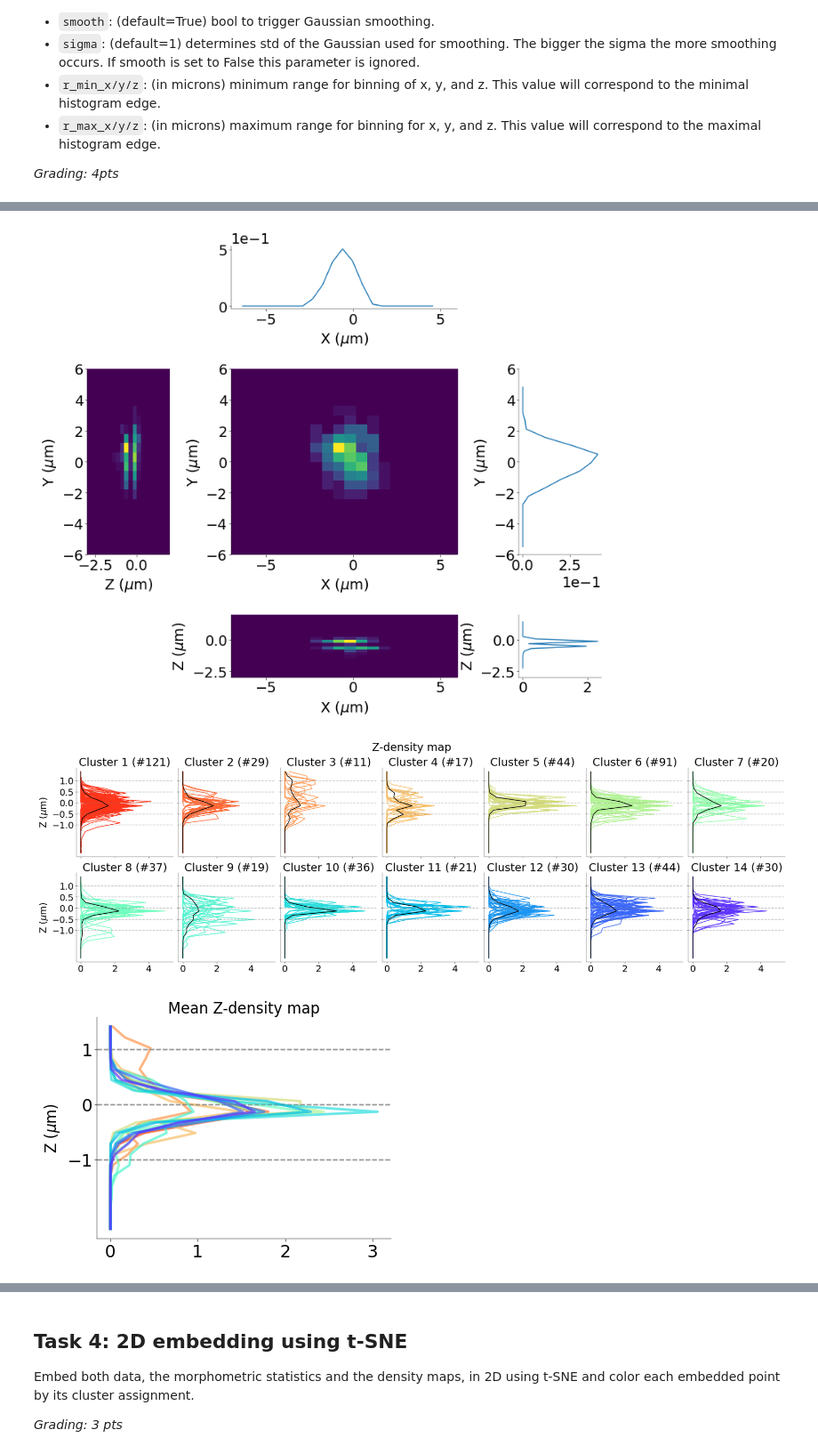
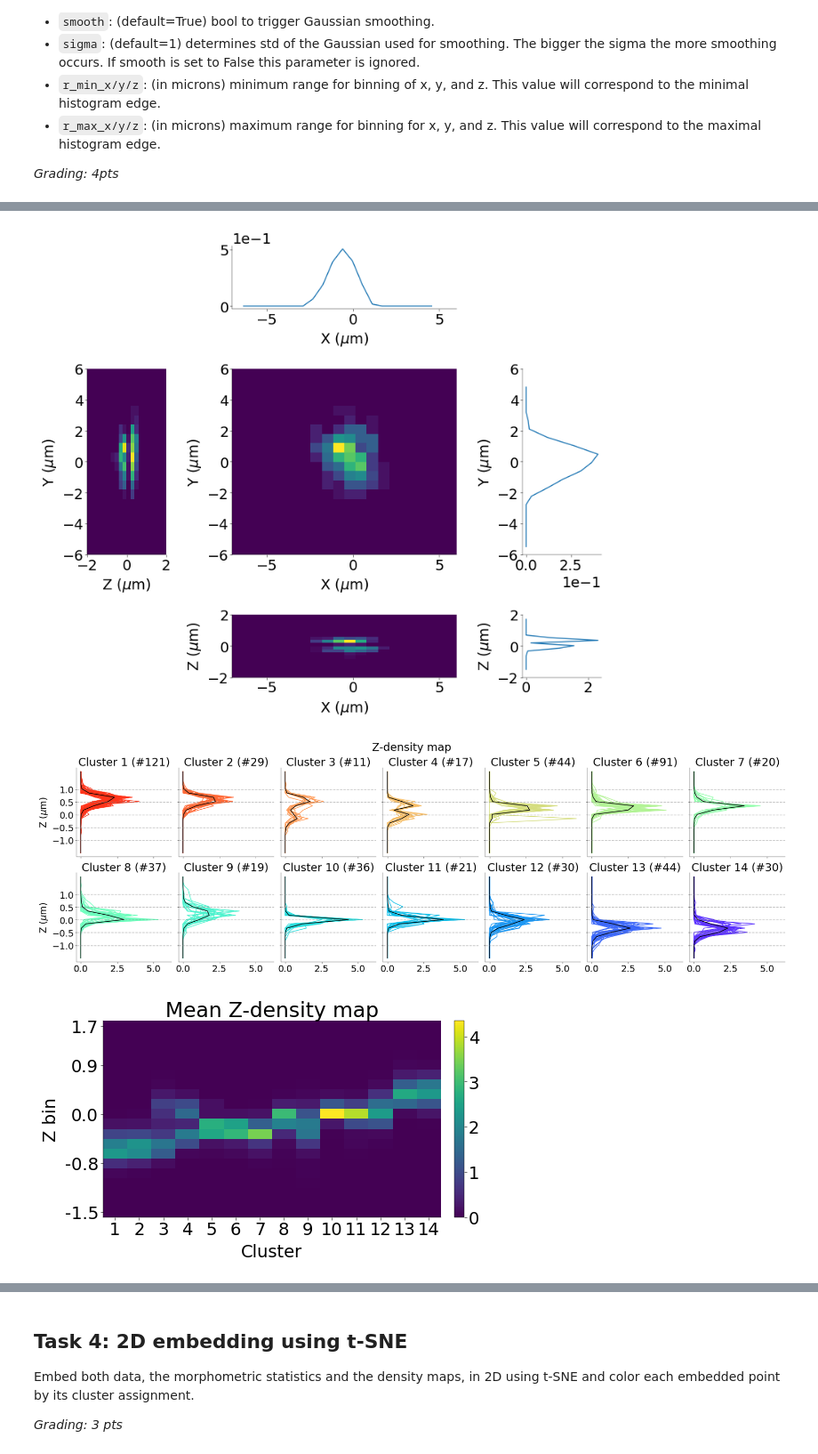
Before and after one commit to ZhidongZhang96/Course_NeuralDataScience_ST26, a Jupyter notebook: notebooks/CodingLab8.ipynb, the cells around one changed output, grey strips where cells are left out. Shown at 89% size. Drawn from its saved outputs; the diff is of its cells as text; code cells hidden in the pictures.

```diff
--- a/notebooks/CodingLab8.ipynb
+++ b/notebooks/CodingLab8.ipynb
@@ -203,7 +203,11 @@ def load_files(path: str) -> list[nt]:
     swc_filenames.sort()  # using `<` directly, as the filenames are formatted
 
     for filename in swc_filenames:
-        tree = file_manager.load_swc_file(path + filename)
+        tree = file_manager.load_swc_file(
+            path + filename,
+            pca_rot=False,
+            soma_center=False,
+        )
         neurons.append(tree)
 
     return neurons
@@ -449,7 +446,7 @@ from morphopy.computation.feature_presentation import plot_density_maps
 
 fig = plot_density_maps(density_maps[60])
 # %% [output]
-[figure, old version]
+[figure, new version]
 # %%
 # --------------------------------------------------------------------
 # plot the Z-density maps and their means sorted by class label (1 pt)
@@ -462,47 +459,69 @@ axes = axes.flatten()
 cell_cluster_groups = labels.groupby("cluster")["Cell_nr"].apply(lambda x: x.values)
 
 z_means_all = []
+
 for cluster_id in cell_cluster_groups.index:
     cells = cell_cluster_groups[cluster_id]
 
+    z_edges = dm_z[cells[0]]["edges"][0][:-1]  # edges of bining
     z_datas = np.array(
         [dm_z[i]["data"] for i in cells]
     )  # (num_neurons, bins) values in the bins
-    z_edges = dm_z[cells[0]]["edges"][0][:-1]  # edges of bining
 
     z_means = z_datas.mean(axis=0)  # the mean z-density
     z_means_all.append(z_means)
 
     ax = axes[cluster_id - 1]
     for data in z_datas:
         ax.plot(data, z_edges, color=colors[cluster_id - 1])
     ax.plot(z_means, z_edges, color="black")
 
     yticks = [-1, -0.5, 0, 0.5, 1]
     ax.set_yticks(yticks)
     for y in yticks:
         ax.axhline(y, linestyle="--", color="gray", alpha=0.5)
 
     ax.set_title(f"Cluster {cluster_id} (#{len(cells)})")
     if cluster_id in [1, 8]:
         ax.set_ylabel("z".capitalize() + r" ($\mu$m)")
 plt.suptitle("Z-density map")
 plt.show()
 
-fig, ax = plt.subplots(figsize=(4, 3))
-for i, z_means in enumerate(z_means_all):
-    ax.plot(z_means, z_edges, color=colors[i], linewidth=2, alpha=0.7)
-    ax.set_ylabel("z".capitalize() + r" ($\mu$m)", fontsize=12)
-    ax.set_title("Mean Z-density map", fontsize=12)
 
-    yticks = [-1, 0, 1]
-    ax.set_yticks(yticks)
-    for y in yticks:
-        ax.axhline(y, linestyle="--", color="gray", alpha=0.1)
+fig, ax = plt.subplots(figsize=(5, 3))
+cluster_means = np.vstack(
+    [
+        np.mean(
+            [
+                dm_z[cell_id]["data"]
+                for cell_id in labels.loc[labels["cluster"] == c, "Cell_nr"].values
+            ],
+            axis=0,
+        )
+        for c in cluster_label
+    ]
+)
+all_z = np.concatenate([dm_z[cell_id]["data"].ravel() for cell_id in Cell_nrs])
+im1 = ax.imshow(
+    cluster_means.T,
+    aspect="auto",
+    interpolation="nearest",
+    # vmin=all_z.min(),
+    # vmax=all_z.max(),
+)
+ax.set_title("Mean Z-density map")
+ax.set_ylabel("Z bin")
+ax.set_xlabel("Cluster")
+ax.set_xticks(np.arange(len(cluster_label)))
+ytick_pos = np.linspace(0, len(z_edges) - 1, 5, dtype=int)
+ax.set_yticks(ytick_pos[::-1])
+ax.set_yticklabels(np.round(z_edges[ytick_pos], 1))
+ax.set_xticklabels(cluster_label)
+fig.colorbar(im1, ax=ax, fraction=0.046, pad=0.04)
 plt.show()
 # %% [output]
-[figure, old version]
+[figure, new version]
-[figure, old version]
+[figure, new version]
 # %% [markdown]
 ### Questions (1 pt)
 
```
Also changed, not shown: parts of 12 cells of this notebook, 2 other files.
